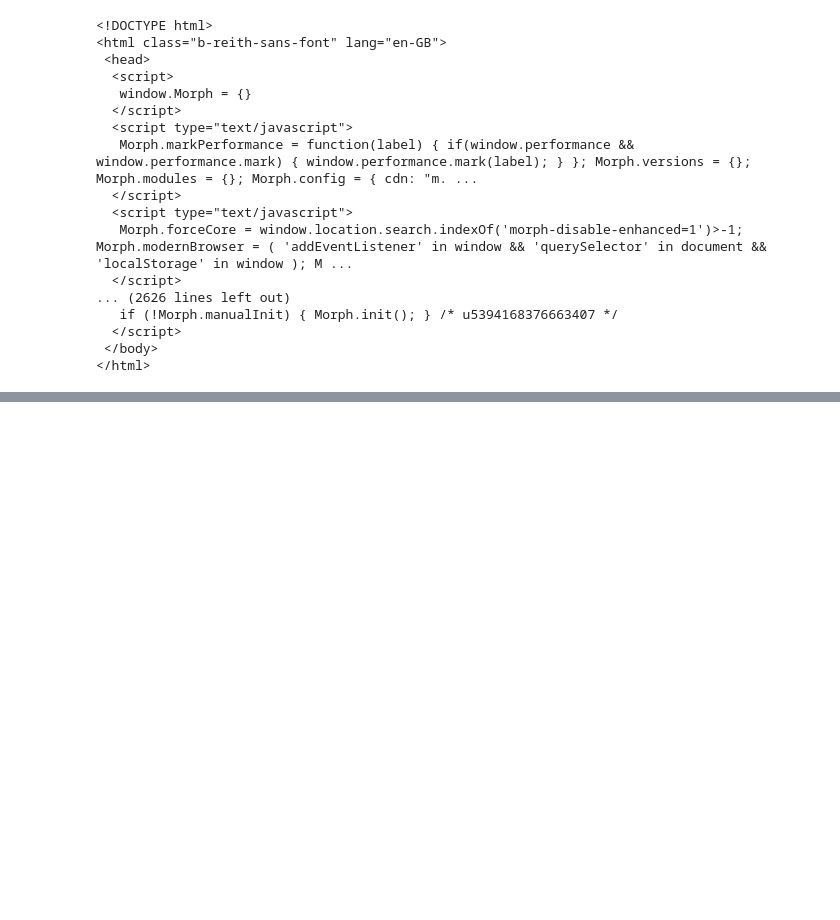
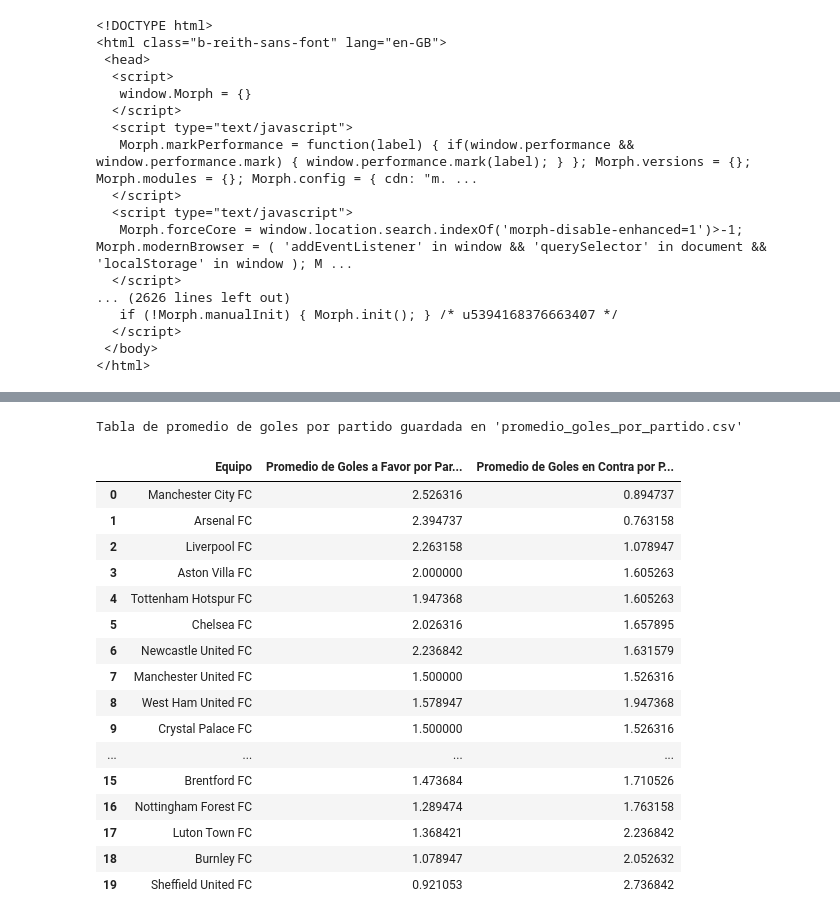
Before and after one commit to OctavioPP/TF_LP2, a Jupyter notebook: Trabajo_LP2.ipynb, the cells around one changed output, grey strips where cells are left out. Drawn from its saved outputs; the diff is of its cells as text; code cells hidden in the pictures; blank space fills up the shorter version.

Commit message:
añaniendo tabla

```diff
--- a/Trabajo_LP2.ipynb
+++ b/Trabajo_LP2.ipynb
@@ -350,0 +335,37 @@ jugadores
+# %%
+# Cargar los datos desde el archivo CSV
+equipos = pd.read_csv('premier_league_2023-24.csv')
+
+# Calcular el promedio de goles por partido para cada equipo
+equipos['Promedio de Goles a Favor por Partido'] = equipos['Goles a Favor'] / equipos['Jugados']
+equipos['Promedio de Goles en Contra por Partido'] = equipos['Goles en Contra'] / equipos['Jugados']
+
+# Crear una nueva tabla con el equipo y sus promedios de goles por partido
+promedio_goles = equipos[['Equipo', 'Promedio de Goles a Favor por Partido', 'Promedio de Goles en Contra por Partido']]
+
+# Guardar la nueva tabla en un archivo CSV
+promedio_goles.to_csv('promedio_goles_por_partido.csv', index=False)
+
+print("Tabla de promedio de goles por partido guardada en 'promedio_goles_por_partido.csv'")
+
+# Mostrar la tabla como un DataFrame
+promedio_goles
+# %% [output]
+Tabla de promedio de goles por partido guardada en 'promedio_goles_por_partido.csv'
+|  | Equipo | Promedio de Goles a Favor por Par... | Promedio de Goles en Contra por P... |
+| 0 | Manchester City FC | 2.526316 | 0.894737 |
+| 1 | Arsenal FC | 2.394737 | 0.763158 |
+| 2 | Liverpool FC | 2.263158 | 1.078947 |
+| 3 | Aston Villa FC | 2.000000 | 1.605263 |
+| 4 | Tottenham Hotspur FC | 1.947368 | 1.605263 |
+| 5 | Chelsea FC | 2.026316 | 1.657895 |
+| 6 | Newcastle United FC | 2.236842 | 1.631579 |
+| 7 | Manchester United FC | 1.500000 | 1.526316 |
+| 8 | West Ham United FC | 1.578947 | 1.947368 |
+| 9 | Crystal Palace FC | 1.500000 | 1.526316 |
+| ... | ... | ... | ... |
+| 15 | Brentford FC | 1.473684 | 1.710526 |
+| 16 | Nottingham Forest FC | 1.289474 | 1.763158 |
+| 17 | Luton Town FC | 1.368421 | 2.236842 |
+| 18 | Burnley FC | 1.078947 | 2.052632 |
+| 19 | Sheffield United FC | 0.921053 | 2.736842 |
```
Also changed, not shown: parts of 1 cell of this notebook, 2 other files.
